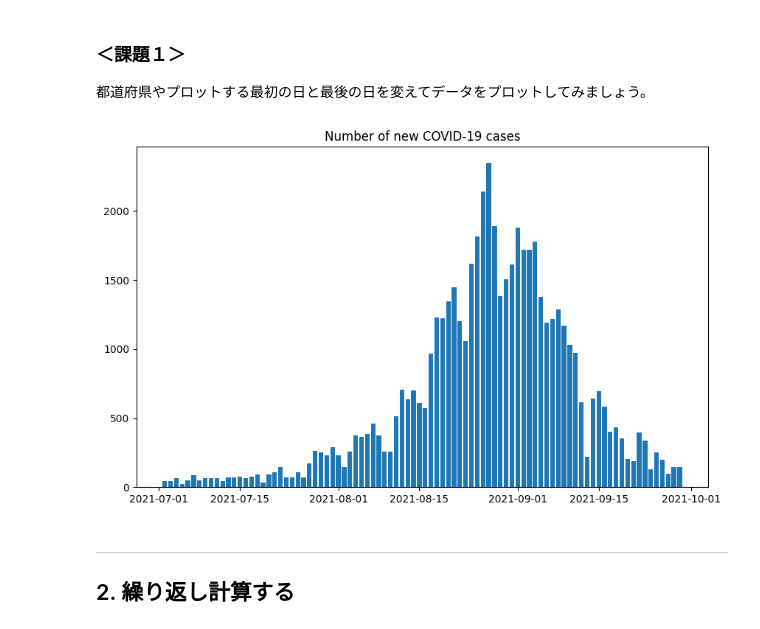
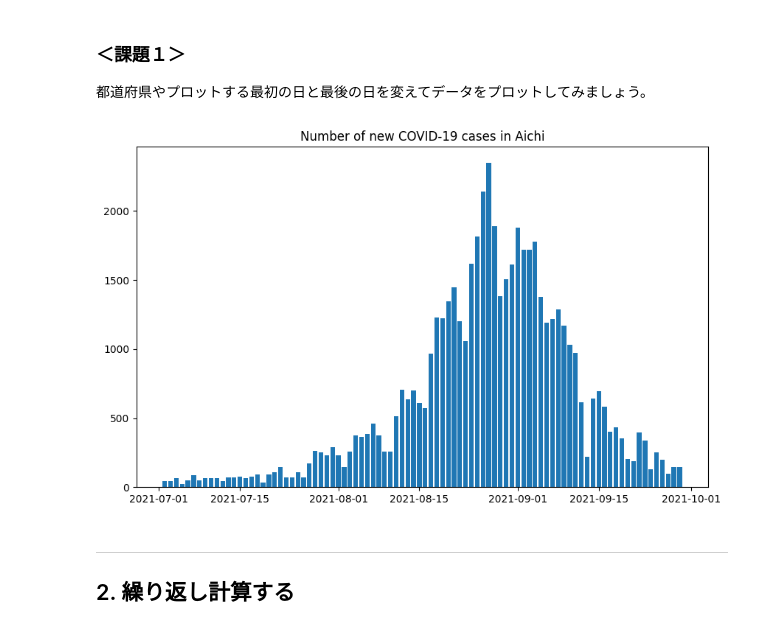
Before and after one commit to iwanaminami/trial202408, a Jupyter notebook: code.ipynb, the cells around one changed output. Cells and saved outputs as stored; diff of their text form; code cells hidden in the pictures.

```diff
--- a/code.ipynb
+++ b/code.ipynb
@@ -114,18 +114,18 @@ plt.show()
 # %%
 place_plot = "Aichi" #県名
 time_start = datetime.datetime(2021,7,1) #最初の日
 time_end = datetime.datetime(2021,9,30) #最後の日
 
 data_load['Date'] = pd.to_datetime(data_load['Date'], format = "%Y/%m/%d")
 data_infected = data_load[['Date', place_plot]]
 data_infected_selected = data_infected.query('@time_start < Date < @time_end') # 期間
 
 plt.figure(figsize=(10,6))
-plt.bar(pd.to_datetime(data_infected_selected['Date']), data_infected_selected['Aichi'])
-plt.title('Number of new COVID-19 cases')
+plt.bar(pd.to_datetime(data_infected_selected['Date']), data_infected_selected[place_plot])
+plt.title('Number of new COVID-19 cases in ' + str(place_plot))
 plt.show()
 # %% [output]
-[figure, old version]
+[figure, new version]
 # %% [markdown]
 ---
 ## 2. 繰り返し計算する
```
Also changed, not shown: parts of 3 cells of this notebook.
